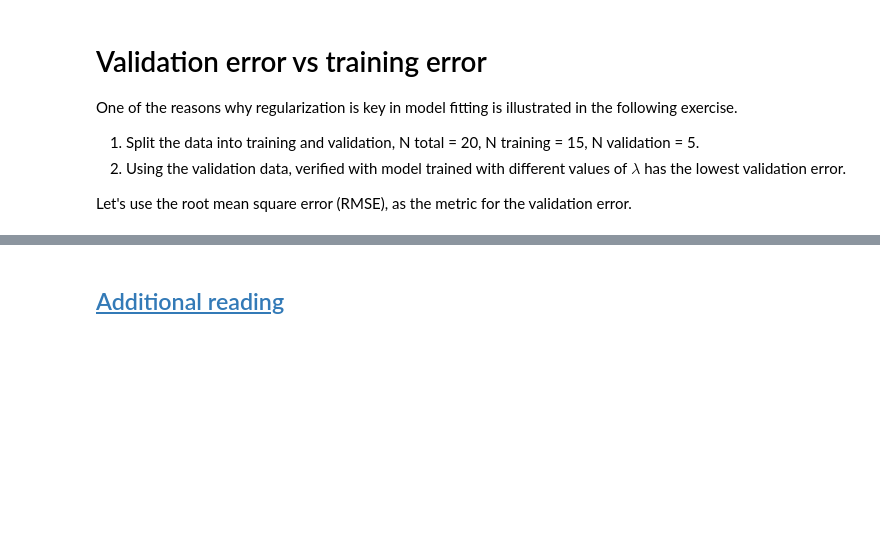
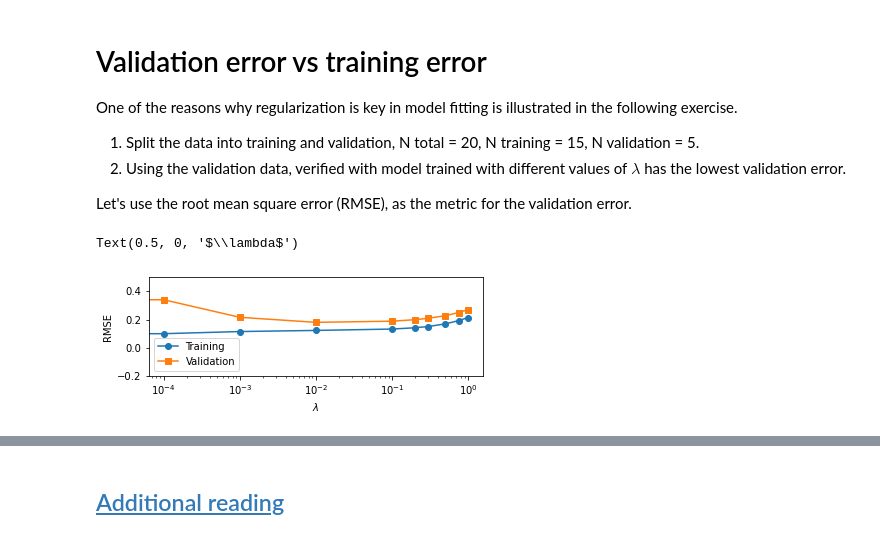
Before and after one commit to RodrigoAVargasHdz/CHEM-4PB3, a Jupyter notebook: Course_Notes/Week 4/Week4_Intro_to_Overfitting.ipynb, the cells around one changed output, grey strips where cells are left out. Saved outputs shown, nothing was run; the diff lists cells and outputs as text; code cells hidden in the pictures; blank space fills up the shorter version.

```diff
--- a/Course_Notes/Week 4/Week4_Intro_to_Overfitting.ipynb
+++ b/Course_Notes/Week 4/Week4_Intro_to_Overfitting.ipynb
@@ -223,18 +258,20 @@ i0_val = i0[Ntr:]
 X_tr, y_tr = Xtotal[i0_tr], ytotal[i0_tr]
 X_val, y_val = Xtotal[i0_val], ytotal[i0_val]
 # %%
-l_ = np.array([0., 1E-4, 1E-3, 1E-2, 1E-1, 1.])  # lambda
+l_ = np.array([0., 1E-4, 1E-3, 1E-2, 1E-1, 0.2,0.3,0.5,0.75 ,1.])  # lambda
 w_ = []
-deg = 12
-N = 10
-X, y = get_data(N, False)
 rmse_tr_all = []
 rmse_val_all = []
-for l in l_:  # loop over variuos lambda
+for l in l_:  # loop over various lambda
     # compute the rmse for training and validation for different values of lambda
     w = polynomial_model_solver(X_tr, y_tr,deg,l)
-    rmse_tr =
-    rmse_val =
+    Phi_tr = polynomial_features(X_tr, deg)
+    y_pred_tr = Phi_tr@w
+    rmse_tr = rmse(y_pred_tr,y_tr)
+
+    Phi_val = polynomial_features(X_val, deg)
+    y_pred_val = Phi_val@w
+    rmse_val = rmse(y_pred_val,y_val)
 
     rmse_tr_all.append(rmse_tr)
     rmse_val_all.append(rmse_val)
@@ -242,0 +278,17 @@ for l in l_:  # loop over variuos lambda
+# %%
+# plot the rmse validation vs the values of lambda
+
+fig = plt.figure()
+ax = fig.add_subplot(2, 1, 1)
+
+ax.plot(l_, rmse_tr_all,marker='o',label = 'Training')
+ax.plot(l_, rmse_val_all,marker='s',label = 'Validation')
+ax.set_ylim(-0.2,0.5)
+
+ax.set_xscale('log')
+ax.set_ylabel('RMSE')
+plt.legend()
+ax.set_xlabel(r'$\lambda$')
+# %% [output]
+Text(0.5, 0, '$\\lambda$')
+[figure, added]
```
Also changed, not shown: parts of 6 cells of this notebook, 1 other file.
